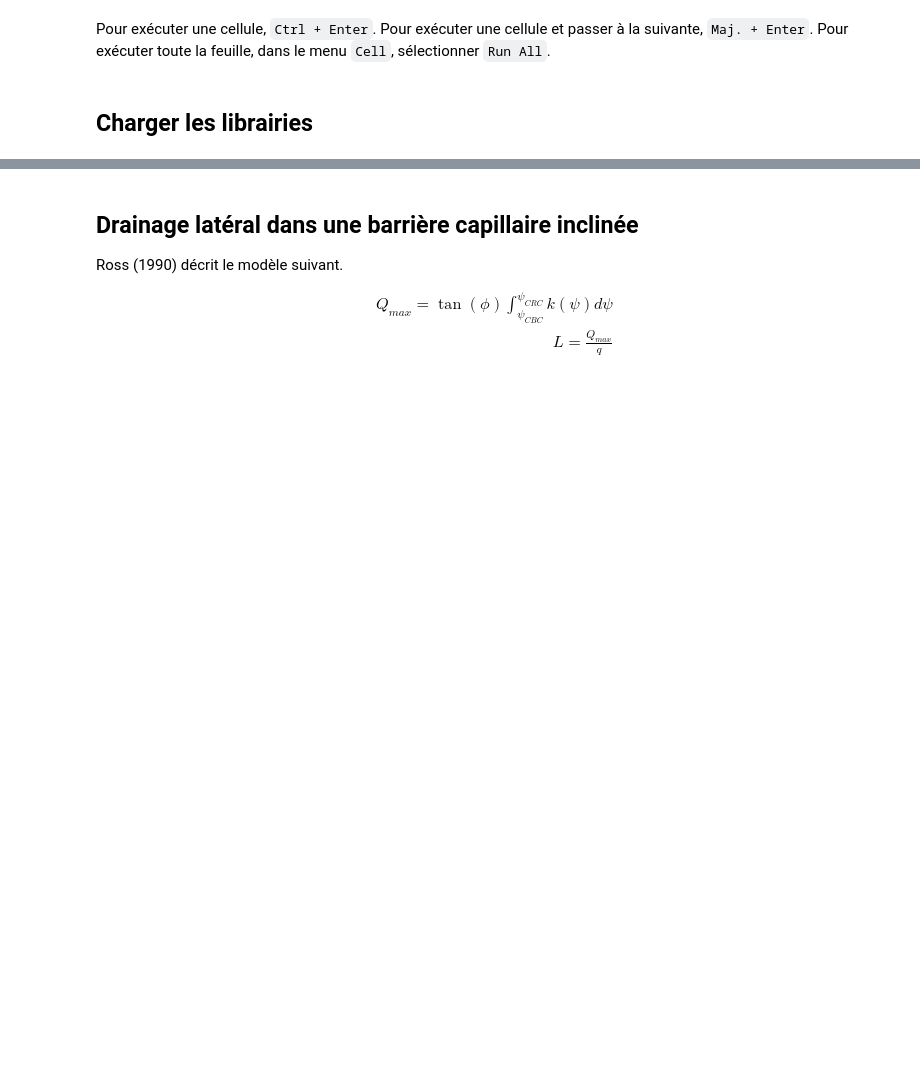
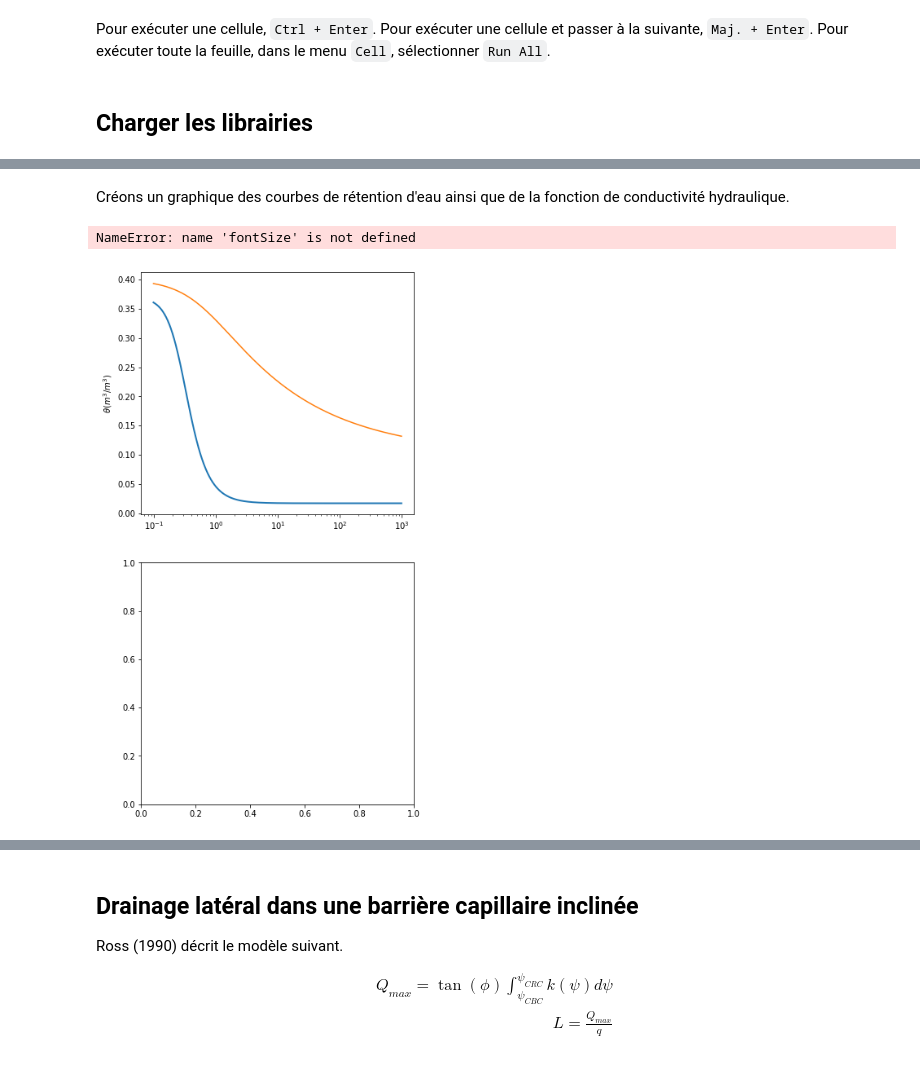
Before and after one commit to essicolo/GCI733-A2015, a Jupyter notebook: barriere-capillaire.ipynb, the cells around one changed output, grey strips where cells are left out. Saved outputs shown, nothing was run; the diff lists cells and outputs as text; code cells hidden in the pictures; blank space fills up the shorter version.

```diff
--- a/barriere-capillaire.ipynb
+++ b/barriere-capillaire.ipynb
@@ -296,0 +29,7 @@ axes[2].plot([0, 0.5], [1e-3, 0.5], linestyle = "--", color = "#aaaaaa")
+# %%
+def vanGenuchten(thR, thS, aVG, nVG, mVG, ksat, psi, lVG=0.5):
+    th = thR + (thS - thR) * (1+(aVG * psi) ** nVG) ** (-mVG)
+    k = ksat*((1-((aVG*psi)**(nVG*mVG))* \
+        ((1+((aVG*psi)**nVG))**(-mVG)))**2) / \
+        ((1+((aVG*psi)**nVG))**(mVG*lVG))
+    return(pd.DataFrame({'psi':psi, 'theta':th, 'k':k}))
@@ -296,0 +58,4 @@ axes[2].plot([0, 0.5], [1e-3, 0.5], linestyle = "--", color = "#aaaaaa")
+# %%
+npoints = 1000
+cbl_psi = np.logspace(start = -2, stop = 2, num = npoints, endpoint = True)
+mrl_psi = np.logspace(start = -2, stop = 2, num = npoints, endpoint = True)
@@ -296,0 +64,5 @@ axes[2].plot([0, 0.5], [1e-3, 0.5], linestyle = "--", color = "#aaaaaa")
+# %%
+cbl_VG = vanGenuchten(thR=cbl_thR, thS=cbl_thS, aVG=cbl_aVG, nVG=cbl_nVG,
+                  mVG=cbl_mVG, ksat=cbl_ksat, psi=cbl_psi, lVG=cbl_lVG)
+mrl_VG = vanGenuchten(thR=mrl_thR, thS=mrl_thS, aVG=mrl_aVG, nVG=mrl_nVG,
+                  mVG=mrl_mVG, ksat=mrl_ksat, psi=mrl_psi, lVG=mrl_lVG)
@@ -296,0 +80,31 @@ axes[2].plot([0, 0.5], [1e-3, 0.5], linestyle = "--", color = "#aaaaaa")
+# %% [markdown]
+Créons un graphique des courbes de rétention d'eau ainsi que de la fonction de conductivité hydraulique.
+# %%
+fig1, axes = plt.subplots(nrows=2, ncols=1, figsize=(6, 12))
+
+# Courbe de rétention d'eau
+## Décorations
+axes[0].set_ylabel(r'$\theta (m^3/m^3)$')
+axes[0].set_xscale('log')
+axes[0].set_xticks([0.1, 1, 10, 100, 1000])
+## Graphique
+axes[0].plot(cbl_VG.psi * 9.807, cbl_VG.theta, linewidth=2, label="CBL material")
+axes[0].plot(mrl_VG.psi * 9.807, mrl_VG.theta, label="MRL material")
+legend = axes[0].legend(fontsize = fontSize * 0.8)
+frame = legend.get_frame()
+frame.set_facecolor('1.00')
+
+# Fonction de conductivité hydraulique
+## Décorations
+axes[1].set_xlabel(r'$\psi (kPa)$')
+axes[1].set_ylabel(r'$k (m/s)$')
+axes[1].set_xscale('log')
+axes[1].set_xticks([0.1, 1, 10, 100, 1000])
+axes[1].set_yscale('log')
+axes[1].set_ylim([1e-16, 1e-2])
+## Graphique
+axes[1].plot(cbl_VG.psi * 9.807, cbl_VG.k, linewidth=2, label="CBL material")
+axes[1].plot(mrl_VG.psi * 9.807, mrl_VG.k, label="MRL material")
+# %% [output]
+NameError: name 'fontSize' is not defined
+[figure, added]
```
Also changed, not shown: parts of 51 cells of this notebook.
